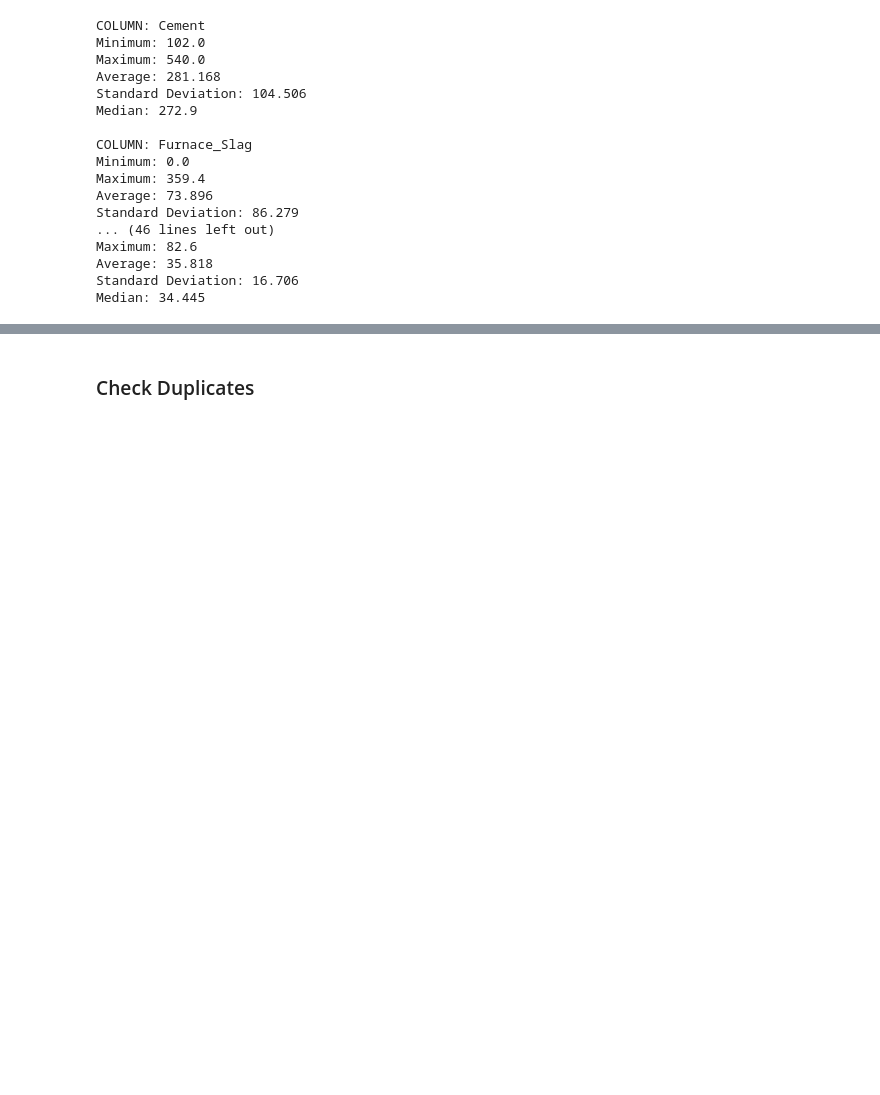
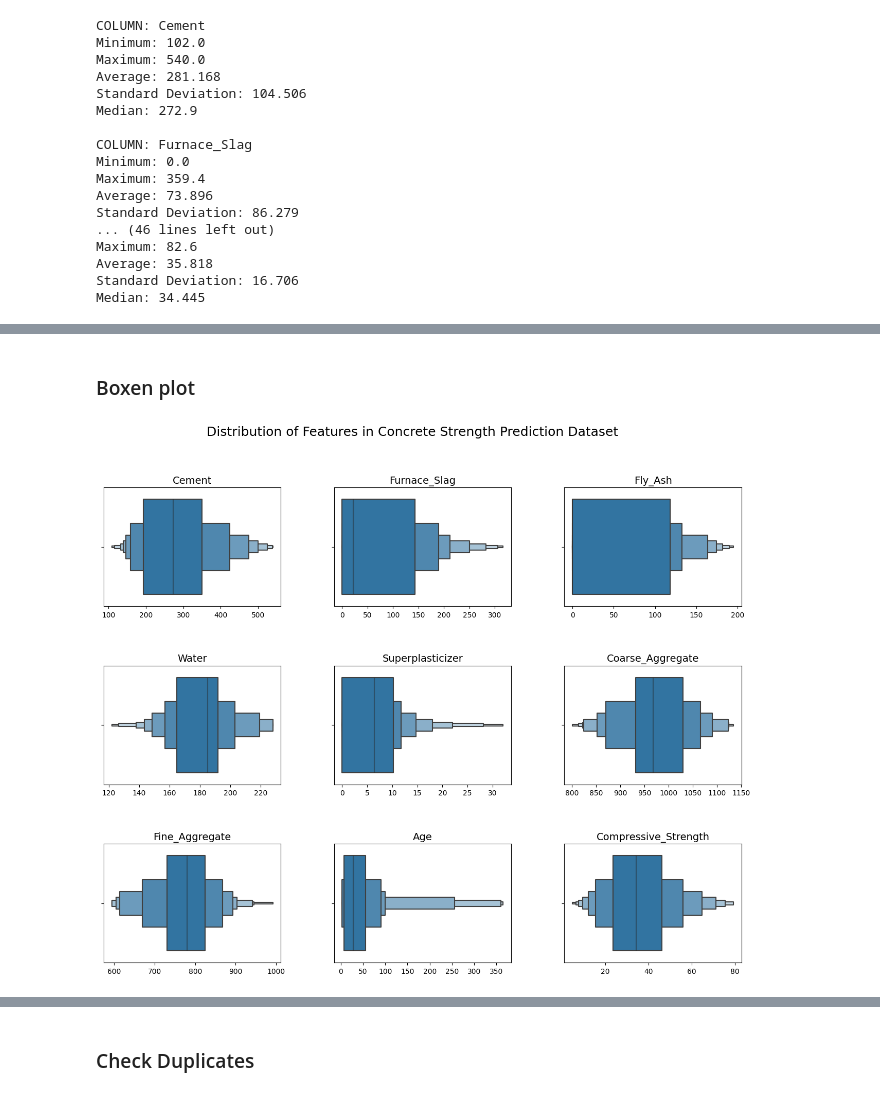
Before and after one commit to Vamshi-Munukuntla/Concrete_Strength_Prediction, a Jupyter notebook: EDA_Files/00_Concrete.ipynb, the cells around one changed output, grey strips where cells are left out. Cells and saved outputs as stored; diff of their text form; code cells hidden in the pictures; blank space fills up the shorter version.

```diff
--- a/EDA_Files/00_Concrete.ipynb
+++ b/EDA_Files/00_Concrete.ipynb
@@ -279,0 +365,22 @@ Median: 34.445
+# %% [markdown]
+### Boxen plot
+# %%
+# create a figure and axes object
+fig, axes = plt.subplots(ncols=3, nrows=3, figsize=(16, 12))
+axes = axes.flatten()
+
+# create a boxen plot for each feature
+for i, column in enumerate(df.columns):
+    sns.boxenplot(x=column, data=df, linewidth=1.5, scale='exponential', showfliers=False, ax=axes[i])
+    axes[i].set_xlabel('')
+    axes[i].set_ylabel('')
+    axes[i].set_title(column, fontsize=14)
+
+# adjust the spacing and layout of the plots
+plt.subplots_adjust(hspace=0.5, wspace=0.3)
+plt.suptitle('Distribution of Features in Concrete Strength Prediction Dataset', fontsize=18)
+
+# display the plot
+plt.show()
+# %% [output]
+[figure, added]
```
Also changed, not shown: parts of 18 cells of this notebook, 34 other files.
